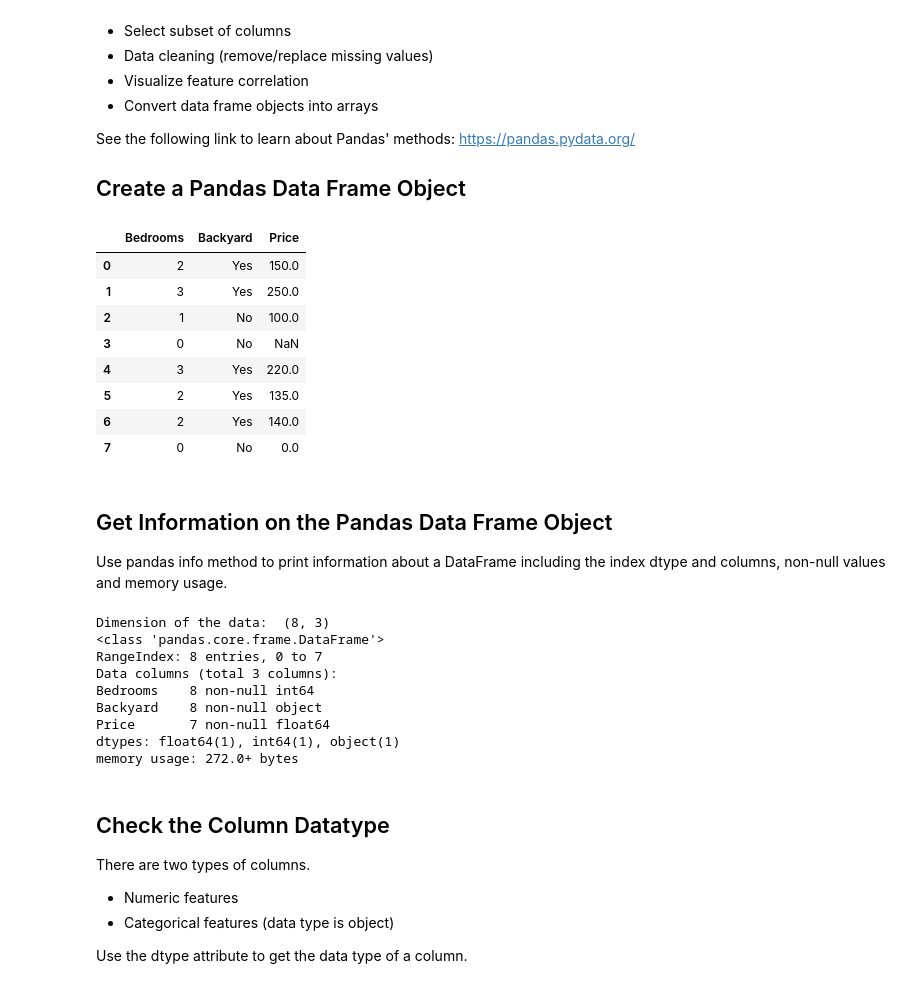
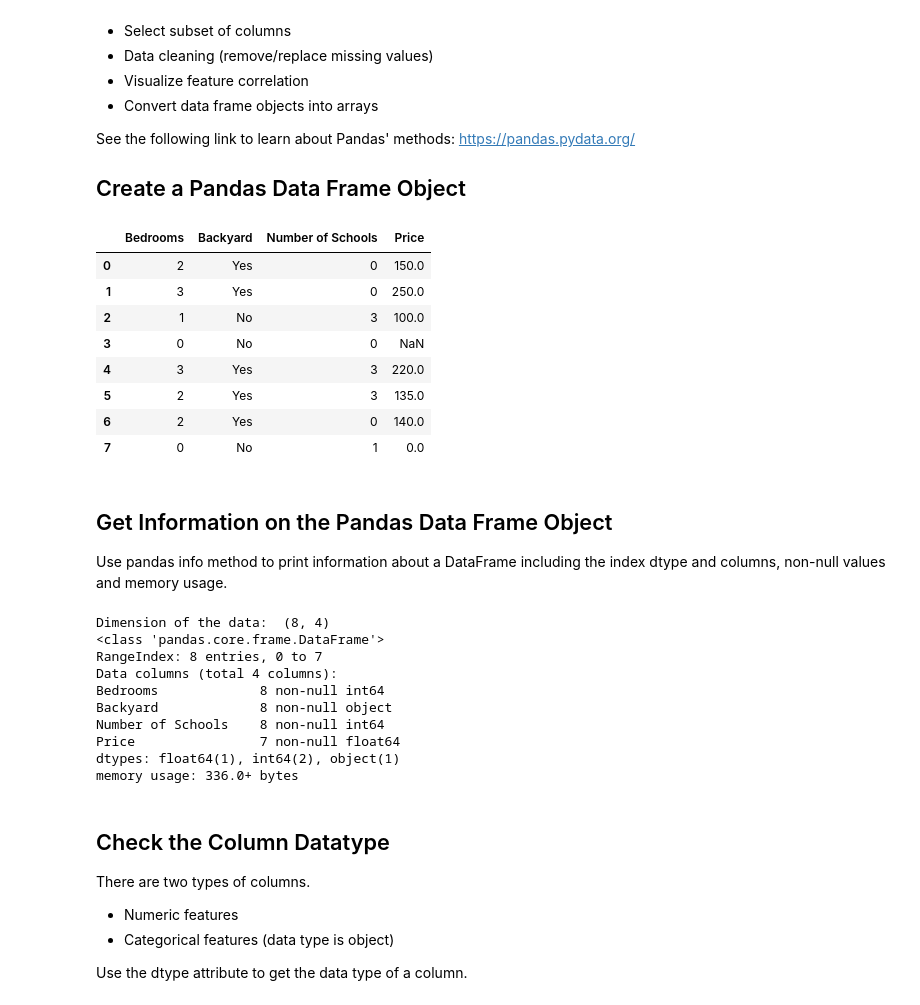
Before and after one commit to rhasanbd/Pandas-A-Very-Brief-Introduction-to-Data-Exploration, a Jupyter notebook: Pandas - Very Brief Introduction for Data Exploration.ipynb, the cells around one changed output. Drawn from its saved outputs; the diff is of its cells as text; code cells hidden in the pictures.

```diff
--- a/Pandas - Very Brief Introduction for Data Exploration.ipynb
+++ b/Pandas - Very Brief Introduction for Data Exploration.ipynb
@@ -28,21 +28,22 @@ https://pandas.pydata.org/
 # %%
 import pandas as pd
 
 df = pd.DataFrame({'Bedrooms': [2, 3, 1, 0, 3, 2, 2, 0],
                    'Backyard': ['Yes', 'Yes', 'No', 'No', 'Yes', 'Yes', 'Yes', 'No'],
+                   'Number of Schools': [0, 0, 3, 0, 3, 3, 0, 1],
                    'Price' : [150, 250, 100, None, 220, 135, 140, 0]
                   })
 df
 # %% [output]
-|  | Bedrooms | Backyard | Price |
-| 0 | 2 | Yes | 150.0 |
-| 1 | 3 | Yes | 250.0 |
-| 2 | 1 | No | 100.0 |
-| 3 | 0 | No | NaN |
-| 4 | 3 | Yes | 220.0 |
-| 5 | 2 | Yes | 135.0 |
-| 6 | 2 | Yes | 140.0 |
-| 7 | 0 | No | 0.0 |
+|  | Bedrooms | Backyard | Number of Schools | Price |
+| 0 | 2 | Yes | 0 | 150.0 |
+| 1 | 3 | Yes | 0 | 250.0 |
+| 2 | 1 | No | 3 | 100.0 |
+| 3 | 0 | No | 0 | NaN |
+| 4 | 3 | Yes | 3 | 220.0 |
+| 5 | 2 | Yes | 3 | 135.0 |
+| 6 | 2 | Yes | 0 | 140.0 |
+| 7 | 0 | No | 1 | 0.0 |
 # %% [markdown]
 ## Get Information on the Pandas Data Frame Object
 
@@ -52,15 +53,16 @@ print("Dimension of the data: ", df.shape)
 
 df.info()
 # %% [output]
-Dimension of the data:  (8, 3)
+Dimension of the data:  (8, 4)
 <class 'pandas.core.frame.DataFrame'>
 RangeIndex: 8 entries, 0 to 7
-Data columns (total 3 columns):
-Bedrooms    8 non-null int64
-Backyard    8 non-null object
-Price       7 non-null float64
-dtypes: float64(1), int64(1), object(1)
-memory usage: 272.0+ bytes
+Data columns (total 4 columns):
+Bedrooms             8 non-null int64
+Backyard             8 non-null object
+Number of Schools    8 non-null int64
+Price                7 non-null float64
+dtypes: float64(1), int64(2), object(1)
+memory usage: 336.0+ bytes
 # %% [markdown]
 ## Check the Column Datatype
 
```
Also changed, not shown: parts of 15 cells of this notebook.
